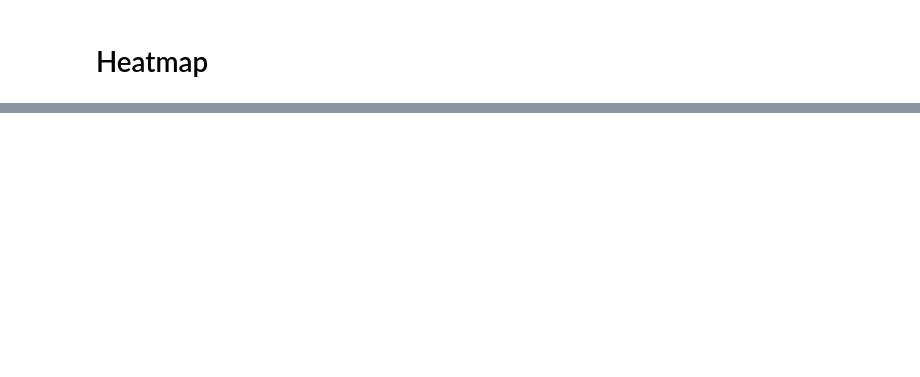
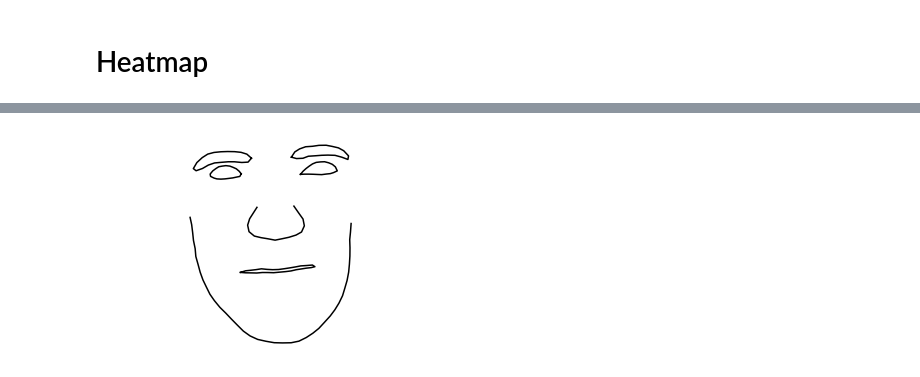
Before and after one commit to Asuskf/helpingPeople, a Jupyter notebook: Graficos_Erick.ipynb, the cells around one changed output, grey strips where cells are left out. Cells and saved outputs as stored; diff of their text form; code cells hidden in the pictures; blank space fills up the shorter version.

```diff
--- a/Graficos_Erick.ipynb
+++ b/Graficos_Erick.ipynb
@@ -138,0 +160,6 @@ fig.show()
+# %%
+import vec2face
+v2f = vec2face.LinearVec2Face(dims=14)
+v2f.draw_vec(np.arange(1, 15))
+# %% [output]
+[figure, added]
```
Also changed, not shown: parts of 2 cells of this notebook.
